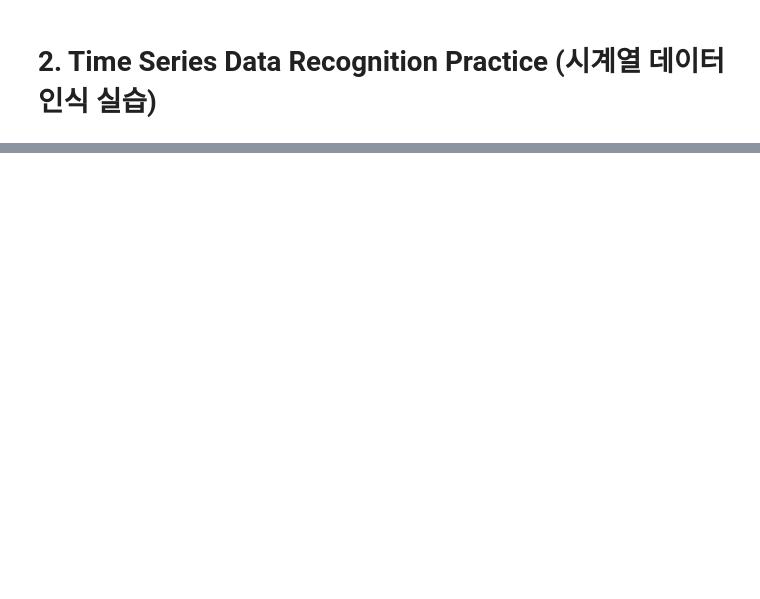
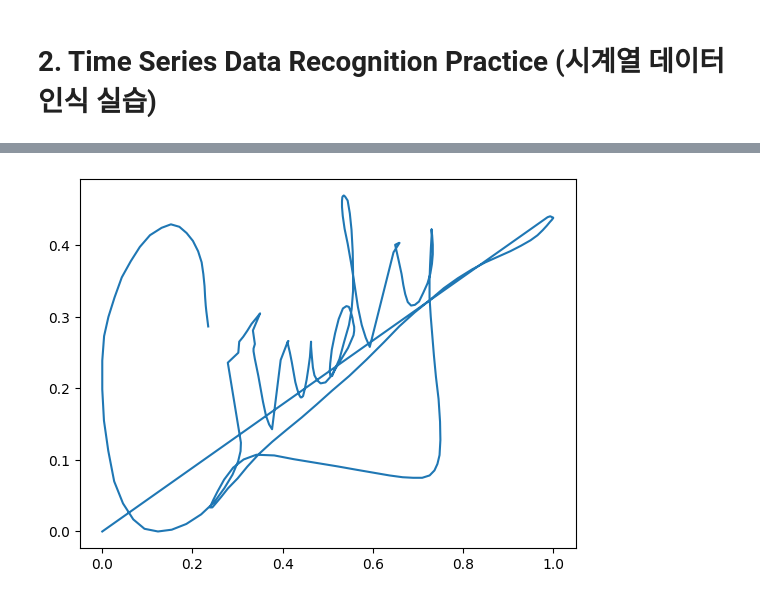
Before and after one commit to haribo09876/DeepLearningWorkspace, a Jupyter notebook: 04. ParameterOptimization/02. TimeSeriesDataRecognitionPractice.ipynb, the cells around one changed output, grey strips where cells are left out. Drawn from its saved outputs; the diff is of its cells as text; code cells hidden in the pictures; blank space fills up the shorter version.

```diff
--- a/04. ParameterOptimization/02. TimeSeriesDataRecognitionPractice.ipynb
+++ b/04. ParameterOptimization/02. TimeSeriesDataRecognitionPractice.ipynb
@@ -121,0 +129,32 @@ UnboundLocalError: cannot access local variable 'n_max_len' where it is not asso
+# %%
+# 서명 데이터의 값을 0에서 1 사이의 값으로 정규화
+# 서명은 높이/너비의 비율이 중요하므로, 이 정보를 잃지 않도록 이 비율을 미리 계산해 두고, 마지막에 곱하여 y 값을 보정
+for i in range(X_train.shape[0]):
+  len_tmp = int(X_train_len[i])
+  h_min = np.min(X_train[i, :len_tmp, 0])
+  h_max = np.max(X_train[i, :len_tmp, 0])
+  v_min = np.min(X_train[i, :len_tmp, 1])
+  v_max = np.max(X_train[i, :len_tmp, 1])
+  # 너비-높이 비율
+  w_h_ratio = (v_max - v_min) / (h_max - h_min)
+
+  X_train[i, :len_tmp, 0] = (X_train[i, :len_tmp, 0] - h_min) / (h_max - h_min)
+  X_train[i, :len_tmp, 1] = (X_train[i, :len_tmp, 1] - v_min) / (v_max - v_min) * w_h_ratio
+
+for i in range(X_test.shape[0]):
+  len_tmp = int(X_test_len[i])
+  h_min = np.min(X_test[i, :len_tmp, 0])
+  h_max = np.max(X_test[i, :len_tmp, 0])
+  v_min = np.min(X_test[i, :len_tmp, 1])
+  v_max = np.max(X_test[i, :len_tmp, 1])
+
+  w_h_ratio = (v_max - v_min) / (h_max - h_min)
+
+  X_test[i, :len_tmp, 0] = (X_test[i, :len_tmp, 0] - h_min) / (h_max - h_min)
+  X_test[i, :len_tmp, 1] = (X_test[i, :len_tmp, 1] - v_min) / (v_max - v_min) * w_h_ratio
+# %%
+# 배열의 값을 끝까지 그렸으므로 서명의 뒷부분 좌표가 (0, 0)으로 되어있음
+s_id = 10
+plt.plot(X_train[s_id, :, 0], X_train[s_id, :, 1]);
+# %% [output]
+[figure, added]
```
Also changed, not shown: parts of 7 cells of this notebook, 3 other files.
